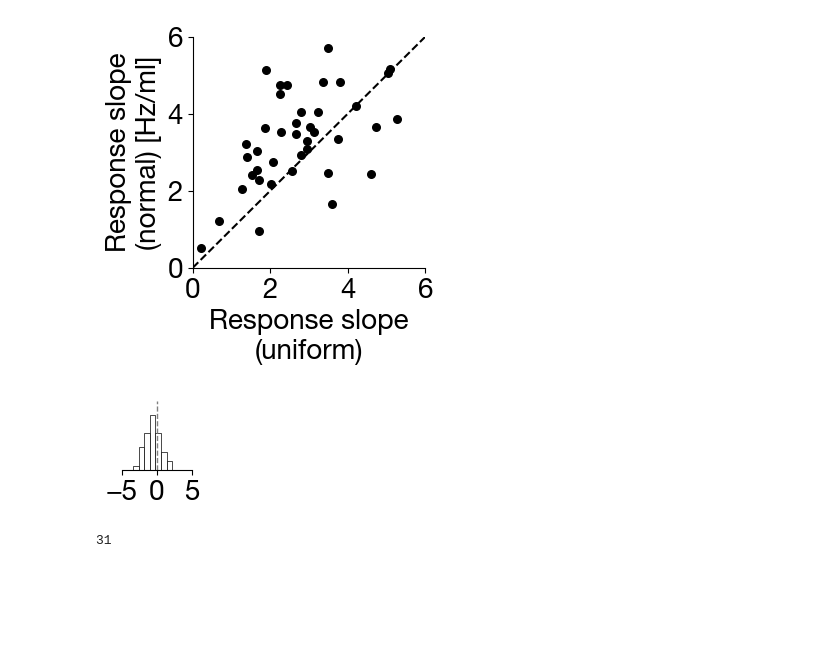
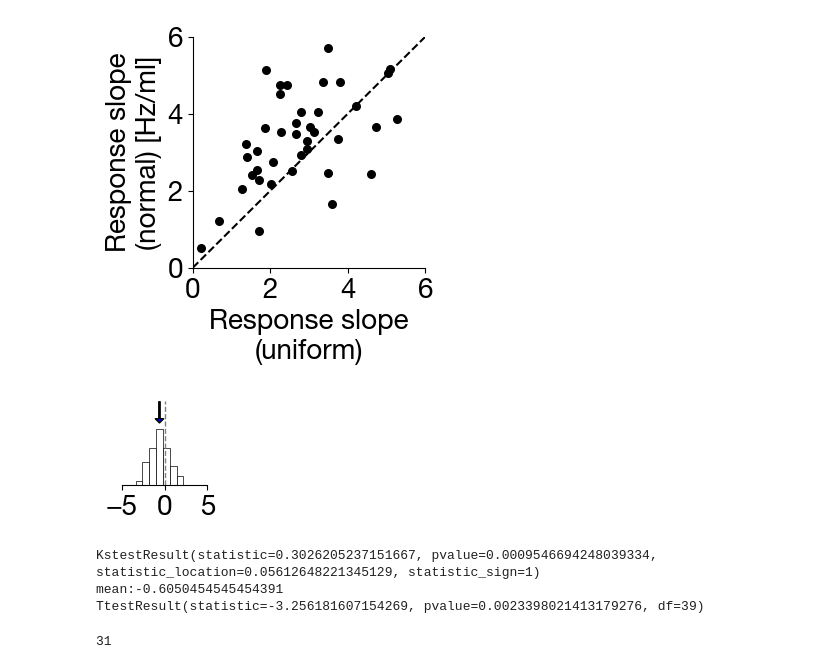
Before and after one commit to dongjae-kim/efficient-coding-dist-rl, a Jupyter notebook: Fitting_moment_matching_rothenhoefer_shared_params_with_different_sorting.ipynb, the cells around one changed output. Drawn from its saved outputs; the diff is of its cells as text; code cells hidden in the pictures; blank space fills up the shorter version.

```diff
--- a/Fitting_moment_matching_rothenhoefer_shared_params_with_different_sorting.ipynb
+++ b/Fitting_moment_matching_rothenhoefer_shared_params_with_different_sorting.ipynb
@@ -618,39 +618,57 @@ plt.rcParams['font.family'] = 'Helvetica Neue'
 plt.rcParams['font.size'] = 15
 
 
 ax.spines['right'].set_visible(False)
 ax.spines['left'].set_visible(False)
 ax.spines['top'].set_visible(False)
 
 # histogram along y=x
 # plt.hist(unfm_res-norm_res, bins=20)
 # kws = dict(histtype= "stepfilled", linewidth = 0.5, edgecolor="k", alpha=1)
 # ax.hist(data[:,0]-data[:,1], bins=18, color= 'w', **kws)
 ax.hist(data[:,0]-data[:,1], bins=10, color= 'w', edgecolor="k", linewidth = 0.5, range=(-5,3))
 # plot verical sloid line
 ax.axvline(x=0, color=str(0.5), linestyle='--', linewidth=1)
 
+# add downward arrow that shows the mean of the distribution
+ax.annotate('', xy=(np.mean(data[:,0]-data[:,1]), 13), xytext=(np.mean(data[:,0]-data[:,1]), 18),
+            arrowprops=dict(facecolor='blue', shrink=0.05, headlength=3, headwidth=6, width=1),
+             )
+
 ax.set_yticks([])
 ax.set_xticks([])
 
-ax.set_ylim([0, 15])
+ax.set_ylim([0, 18])
 ax.set_xlim([-5, 5])
 
 # set x ticks
 ax.set_xticks(np.arange(-5, 6, 5))
 
 
-fig.set_figwidth(0.9)
-fig.set_figheight(0.9)
+fig.set_figwidth(1.1)
+fig.set_figheight(1.1)
 plt.show()
-fig.savefig('./figures_rothenhoefer/'+'slope_slope_hist_rothenhoefer.png', bbox_inches="tight")
-fig.savefig('./figures_rothenhoefer/'+'slope_slope_hist_rothenhoefer.pdf', bbox_inches="tight")
+fig.savefig('./figures_rothenhoefer/'+'slope_slope_hist_rothenhoefer.png', bbox_inches="tight", transparent=True)
+fig.savefig('./figures_rothenhoefer/'+'slope_slope_hist_rothenhoefer.pdf', bbox_inches="tight", transparent=True)
 
 
 
 # plt.hist(unfm_res-norm_res, bins=20, alpha=0.5, label='ours')
 # %% [output]
-[figure, old version]
+[figure, new version]
+# %%
+# ks test
+from scipy.stats import kstest
+print(kstest(data[:,0]-data[:,1], 'norm'))
+
+# paired t test for data[:,0] and data[:,1]
+from scipy.stats import ttest_rel
+print('mean:{}'.format(np.mean(data[:,0]-data[:,1])))
+print(ttest_rel(data[:,0], data[:,1]))
+# %% [output]
+KstestResult(statistic=0.3026205237151667, pvalue=0.0009546694248039334, statistic_location=0.05612648221345129, statistic_sign=1)
+mean:-0.6050454545454391
+TtestResult(statistic=-3.256181607154269, pvalue=0.0023398021413179276, df=39)
 # %%
 np.sum((np.array(data[:,0])-np.array(data[:,1]))<0)
 # %% [output]
```
Also changed, not shown: parts of 2 cells of this notebook, 14 other files.
